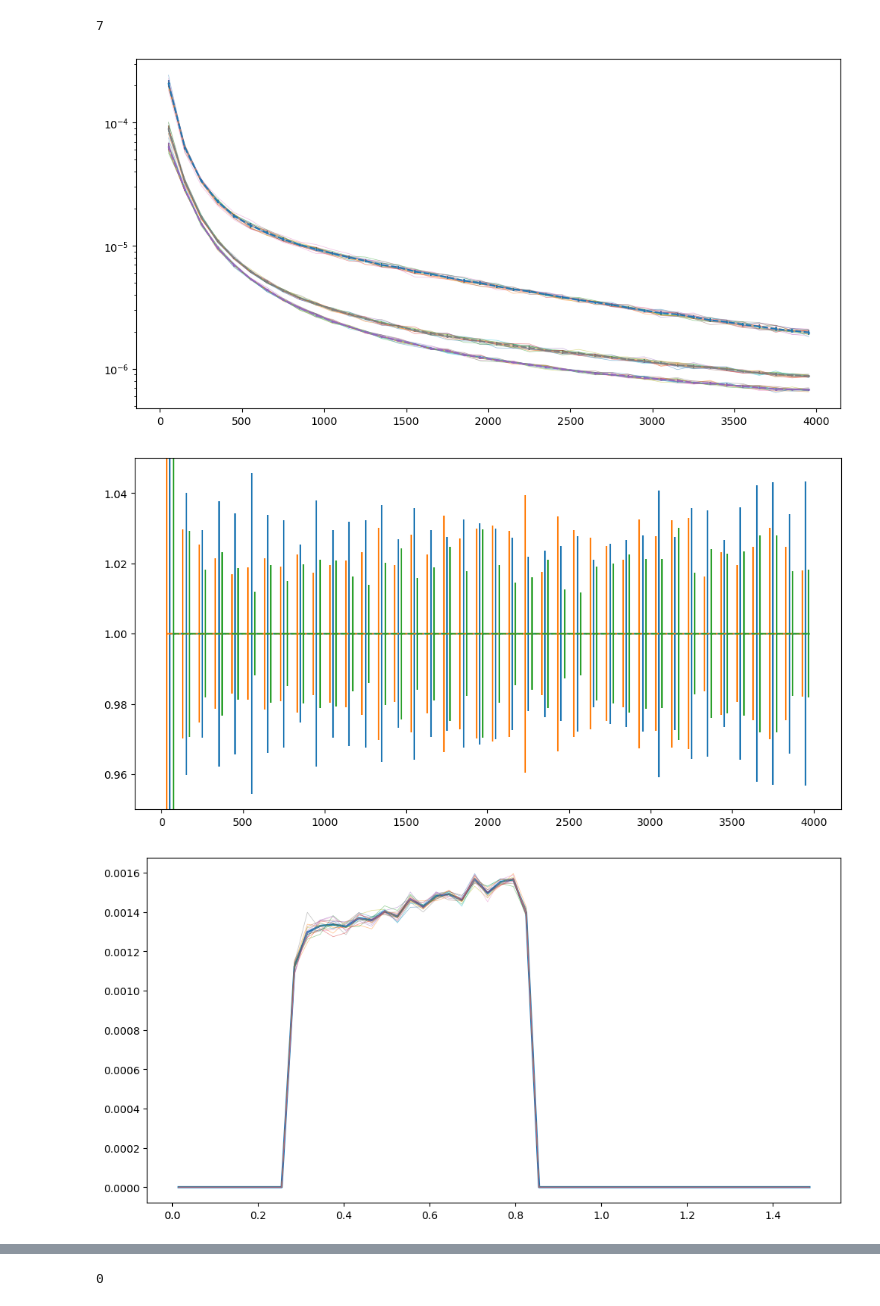
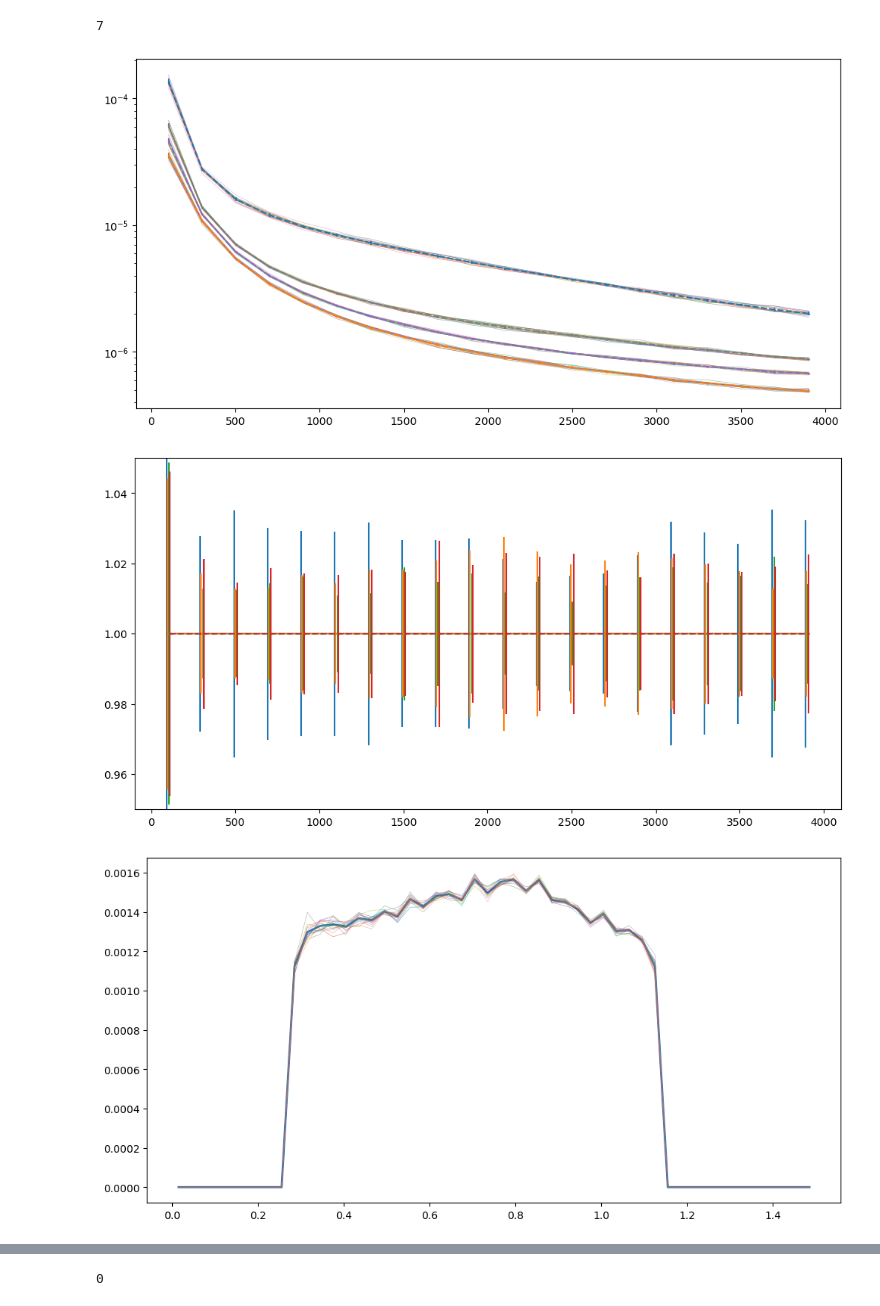
Before and after one commit to shivampcosmo/GODMAX, a Jupyter notebook: notebooks/xDESI/measure_abacus_Clgg.ipynb, the cells around one changed output, grey strips where cells are left out. Cells and saved outputs as stored; diff of their text form; code cells hidden in the pictures.

```diff
--- a/notebooks/xDESI/measure_abacus_Clgg.ipynb
+++ b/notebooks/xDESI/measure_abacus_Clgg.ipynb
@@ -173,28 +174,34 @@ import pickle as pk
 Cl_gg_sims0_all = []
 Cl_gg_sims1_all = []
 Cl_gg_sims2_all = []
+Cl_gg_sims3_all = []
 Ngal_z0_all = []
 Ngal_z1_all = []
 Ngal_z2_all = []
+Ngal_z3_all = []
 
 nsims = 16
 ldir = '/mnt/ceph/users/spandey/abacus'
 for ji in range(nsims):
     try:
         # if ji == 0:
-        df_sims = pk.load(open(f'{ldir}/abacus_LRG_nz_Clgg_v4_deltaell_100_AbacusSummit_base_c000_ph00{ji}.pkl','rb'))
+        # df_sims = pk.load(open(f'{ldir}/abacus_LRG_nz_Clgg_v4_deltaell_100_AbacusSummit_base_c000_ph00{ji}.pkl','rb'))
+        df_sims = pk.load(open(f'{ldir}/abacus_LRG_nz_Clgg_v5_deltaell_200_AbacusSummit_base_c000_ph00{ji}.pkl','rb'))
         Cls_sims = df_sims['Cl_gg_all']
         l_array_sims = jnp.array(Cls_sims['l_array'])
         Cl_gg_sims0 = jnp.array(Cls_sims['z0.300_0.400'])
         Cl_gg_sims1 = jnp.array(Cls_sims['z0.450_0.575'])
         Cl_gg_sims2 = jnp.array(Cls_sims['z0.650_0.800'])
+        Cl_gg_sims3 = jnp.array(Cls_sims['z0.875_1.100'])
         Cl_gg_sims0_all.append(Cl_gg_sims0)
         Cl_gg_sims1_all.append(Cl_gg_sims1)
         Cl_gg_sims2_all.append(Cl_gg_sims2)
+        Cl_gg_sims3_all.append(Cl_gg_sims3)
 
         Ngal_z0_all.append(df_sims['Ngal_all']['z0.300_0.400'])
         Ngal_z1_all.append(df_sims['Ngal_all']['z0.450_0.575'])
         Ngal_z2_all.append(df_sims['Ngal_all']['z0.650_0.800'])
+        Ngal_z3_all.append(df_sims['Ngal_all']['z0.875_1.100'])
     except Exception as e:
         print(f"Error processing simulation {ji}: {e}")
         pass
@@ -205,26 +212,30 @@ Ngal_all_final = {}
 Ngal_all_final['z0.300_0.400'] = np.sum(np.array(Ngal_z0_all), axis=0)
 Ngal_all_final['z0.450_0.575'] = np.sum(np.array(Ngal_z1_all), axis=0)
 Ngal_all_final['z0.650_0.800'] = np.sum(np.array(Ngal_z2_all), axis=0)
-
+Ngal_all_final['z0.875_1.100'] = np.sum(np.array(Ngal_z3_all), axis=0)
 
 Cl_gg_sims0 = jnp.mean(jnp.array(Cl_gg_sims0_all), axis=0)
 Cl_gg_sims1 = jnp.mean(jnp.array(Cl_gg_sims1_all), axis=0)
 Cl_gg_sims2 = jnp.mean(jnp.array(Cl_gg_sims2_all), axis=0)
+Cl_gg_sims3 = jnp.mean(jnp.array(Cl_gg_sims3_all), axis=0)
 
 Cl_gg_sims0_std = jnp.std(jnp.array(Cl_gg_sims0_all), axis=0)
 Cl_gg_sims1_std = jnp.std(jnp.array(Cl_gg_sims1_all), axis=0)
 Cl_gg_sims2_std = jnp.std(jnp.array(Cl_gg_sims2_all), axis=0)
+Cl_gg_sims3_std = jnp.std(jnp.array(Cl_gg_sims3_all), axis=0)
 
 Cls_sims_final = {}
 Cls_sims_final['l_array'] = l_array_sims
 Cls_sims_final['z0.300_0.400'] = Cl_gg_sims0
 Cls_sims_final['z0.450_0.575'] = Cl_gg_sims1
 Cls_sims_final['z0.650_0.800'] = Cl_gg_sims2
+Cls_sims_final['z0.875_1.100'] = Cl_gg_sims3
 
 Cl_std_sims_final = {}
 Cl_std_sims_final['z0.300_0.400'] = Cl_gg_sims0_std
 Cl_std_sims_final['z0.450_0.575'] = Cl_gg_sims1_std
 Cl_std_sims_final['z0.650_0.800'] = Cl_gg_sims2_std
+Cl_std_sims_final['z0.875_1.100'] = Cl_gg_sims3_std
 
 plt.figure(figsize=(12,6))
 plt.errorbar(l_array_sims, Cl_gg_sims0, yerr=Cl_gg_sims0_std, ls='--', marker='o', markersize=1)
@@ -238,41 +249,41 @@ for ji in range(len(Cl_gg_sims1_all)):
 plt.errorbar(l_array_sims, Cl_gg_sims2, yerr=Cl_gg_sims2_std, ls='--', marker='o', markersize=1)
 for ji in range(len(Cl_gg_sims2_all)):
     plt.plot(l_array_sims, Cl_gg_sims2_all[ji], lw=0.5, alpha=0.5)
+
+plt.errorbar(l_array_sims, Cl_gg_sims3, yerr=Cl_gg_sims3_std, ls='--', marker='o', markersize=1)
+for ji in range(len(Cl_gg_sims3_all)):
+    plt.plot(l_array_sims, Cl_gg_sims3_all[ji], lw=0.5, alpha=0.5)
 # plt.xscale('log')
 plt.yscale('log')
 # plt.xlim(1000,4000)
 # plt.ylim(5e-7, 5e-6)
 plt.show()
 # %% [output]
-[figure, old version]
+[figure, new version]
 # %%
 plt.figure(figsize=(12,6))
-plt.errorbar(l_array_sims, Cl_gg_sims0/Cl_gg_sims0, yerr=Cl_gg_sims0_std/Cl_gg_sims0, ls='--', marker='o', markersize=1)
-# for ji in range(len(Cl_gg_sims0_all)):
-#     plt.plot(l_array_sims, Cl_gg_sims0_all[ji], lw=0.5, alpha=0.5)
+plt.errorbar(l_array_sims-10, Cl_gg_sims0/Cl_gg_sims0, yerr=Cl_gg_sims0_std/Cl_gg_sims0, ls='--', marker='o', markersize=1)
+plt.errorbar(l_array_sims-5, Cl_gg_sims1/Cl_gg_sims1, yerr=Cl_gg_sims1_std/Cl_gg_sims1, ls='--', marker='o', markersize=1)
+plt.errorbar(l_array_sims+5, Cl_gg_sims2/Cl_gg_sims2, yerr=Cl_gg_sims2_std/Cl_gg_sims2, ls='--', marker='o', markersize=1)
+plt.errorbar(l_array_sims+10, Cl_gg_sims3/Cl_gg_sims3, yerr=Cl_gg_sims3_std/Cl_gg_sims3, ls='--', marker='o', markersize=1)
 
-plt.errorbar(l_array_sims-20, Cl_gg_sims1/Cl_gg_sims1, yerr=Cl_gg_sims1_std/Cl_gg_sims1, ls='--', marker='o', markersize=1)
-# for ji in range(len(Cl_gg_sims1_all)):
-#     plt.plot(l_array_sims, Cl_gg_sims1_all[ji], lw=0.5, alpha=0.5)
-
-plt.errorbar(l_array_sims+20, Cl_gg_sims2/Cl_gg_sims2, yerr=Cl_gg_sims2_std/Cl_gg_sims2, ls='--', marker='o', markersize=1)
 # for ji in range(len(Cl_gg_sims2_all)):
 #     plt.plot(l_array_sims, Cl_gg_sims2_all[ji], lw=0.5, alpha=0.5)
 # plt.xscale('log')
 # plt.yscale('log')
 # plt.xlim(1000,4000)
 # plt.ylim(5e-7, 5e-6)
 plt.ylim(0.95, 1.05)
 plt.show()
 # %% [output]
-[figure, old version]
+[figure, new version]
 # %%
 nbar_comoving_all = []
 # nsims = 6
 ldir = '/mnt/ceph/users/spandey/abacus'
 for ji in range(nsims):
     try:
-        df_sims = pk.load(open(f'{ldir}/abacus_LRG_nz_Clgg_v4_deltaell_100_AbacusSummit_base_c000_ph00{ji}.pkl','rb'))
+        df_sims = pk.load(open(f'{ldir}/abacus_LRG_nz_Clgg_v5_deltaell_200_AbacusSummit_base_c000_ph00{ji}.pkl','rb'))
         nbar_comoving_all.append(df_sims['nbar_comoving'])
         zcens_comoving = df_sims['zcens_comoving']
     except Exception as e:
@@ -285,7 +296,7 @@ plt.plot(zcens_comoving, nbar_comoving, lw=2.0)
 for ji in range(len(nbar_comoving_all)):
     plt.plot(zcens_comoving, nbar_comoving_all[ji], lw=0.5, alpha=0.5)
 # %% [output]
-[figure, old version]
+[figure, new version]
 # %%
 nz_z0_all = []
 nz_z1_all = []
```
Also changed, not shown: parts of 5 cells of this notebook, 29 other files.
